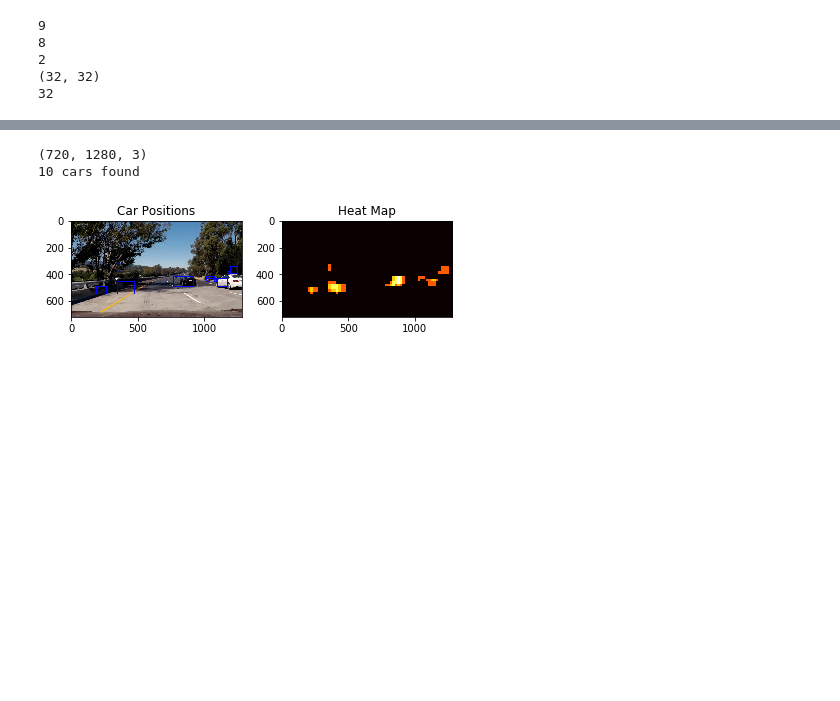
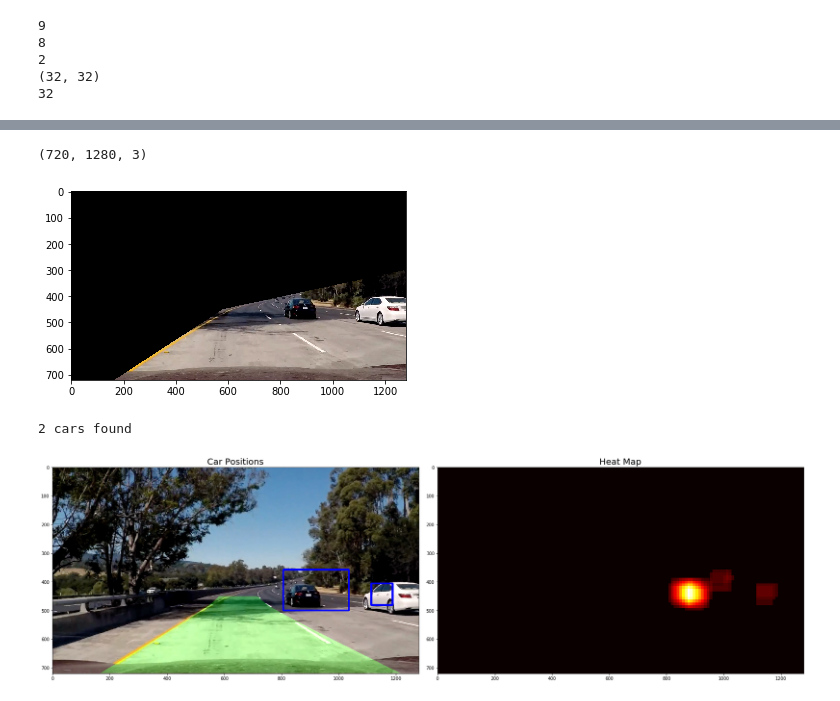
Before and after one commit to guangyangai/CarND-Vehicle-Detection-P5, a Jupyter notebook: vehicle_detection.ipynb, the cells around one changed output, grey strips where cells are left out. Cells and saved outputs as stored; diff of their text form; code cells hidden in the pictures; blank space fills up the shorter version.

```diff
--- a/vehicle_detection.ipynb
+++ b/vehicle_detection.ipynb
@@ -47,5 +49,5 @@ ax2.imshow(hog_image_car, cmap = 'Greys')
 # %%
-feature_image = cv2.cvtColor(notcar_example, cv2.COLOR_RGB2HSV)
+feature_image = cv2.cvtColor(notcar_example, cv2.COLOR_RGB2YCrCb)
 features_nocar, hog_image_nocar = get_hog_features(feature_image[:,:,0], orient =9 , pix_per_cell=8, cell_per_block=2, vis=True, feature_vec=False)
 %matplotlib inline
 f, (ax1,ax2) = plt.subplots(1, 2, figsize=(24, 9))
@@ -57,5 +61,6 @@ ax2.imshow(hog_image_nocar, cmap = 'Greys')
 # %%
 # Train the classifier on the training images
+import pickle
 
 # Function to compute binned color features
 def bin_spatial(img, size=(32, 32)):
@@ -147,10 +152,9 @@ def extract_features(imgs, cspace='RGB', spatial_size=(32, 32), hist_bins=32, or
 cars = glob.glob('vehicles/*/*.png')
 notcars = glob.glob('non-vehicles/*/*.png')
 
-
 # Extract features
 #tunable parameters
-cspace = 'HSV'
+cspace = 'YCrCb'
 #channel = (0,1,2,'ALL')
 hog_channel = 'ALL'
 spatial_size = (32,32)
@@ -233,10 +237,18 @@ svc_dict['orient'] = orient
 svc_dict['pix_per_cell'] = pix_per_cell
 svc_dict['cell_per_block'] = cell_per_block
 svc_dict['spatial_size'] = spatial_size
-svc_dict['hist_bins'] = hist_bins
+svc_dict['hist_bins'] = histbin
 svc_dict['hog_channel'] = hog_channel
 svc_dict['cspace'] = cspace
 
 with open('svc_pickle.p','wb') as f:
     pickle.dump(svc_dict, f)
 f.close()
+
+#use camera calibration from last project
+with open('calibration.p','rb') as f2:
+    camera_calib_dict = pickle.load(f2)
+f.close()
+
+mtx = camera_calib_dict['mtx']
+dist = camera_calib_dict['dist']
@@ -411,34 +680,38 @@ fig.tight_layout()
 # %%
 # Test on another image
 # Test on test image
 from scipy.ndimage.measurements import label
 image = mpimg.imread('test_images/test5.jpg')
 #image = image/255.
 print(image.shape)
+threshold = 0.85
+heatmap_threshold = 2
 #use parameter from training
-box_list = find_cars(image, ystart, ystop, scale, svc, X_scaler, orient, pix_per_cell, cell_per_block, spatial_size, hist_bins)
+frame_w_lane, left_upper, left_lower =detect_lane_from_frame(image, mtx, dist, M, Minv)
+box_list = find_cars(image, ystart, ystop, scale, svc, X_scaler, orient, pix_per_cell, cell_per_block, spatial_size, hist_bins, left_upper, left_lower, threshold)
 heatmap = np.zeros_like(image[:,:,0]).astype(np.float)
-heatmap = add_heat(heatmap,box_list)
-heatmap = apply_threshold(heatmap, 2)
+heatmap = add_heat(heatmap, box_list)
+heatmap = apply_threshold(heatmap, threshold=heatmap_threshold )
 
 
 # Visualize the heatmap when displaying
 heatmap = np.clip(heatmap, 0, 255)
 # Find final boxes from heatmap using label function
 labels = label(heatmap)
-draw_img = draw_labeled_bboxes(np.copy(image), labels)
+draw_img = draw_labeled_bboxes(np.copy(frame_w_lane), labels)
 print(labels[1], 'cars found')
+
 #show the heatmap result
 %matplotlib inline
-fig = plt.figure()
-plt.subplot(121)
-plt.imshow(draw_img)
-plt.title('Car Positions')
-plt.subplot(122)
-plt.imshow(heatmap, cmap='hot')
-plt.title('Heat Map')
-fig.tight_layout()
+f, (ax1, ax2) = plt.subplots(1, 2, figsize=(24, 9))
+f.tight_layout()
+ax1.imshow(draw_img)
+ax1.set_title('Car Positions', fontsize=20)
+ax2.imshow(heatmap, cmap='hot')
+ax2.set_title('Heat Map', fontsize=20)
+plt.subplots_adjust(left=0., right=1, top=0.9, bottom=0.)
 # %% [output]
 (720, 1280, 3)
-10 cars found
-[figure, old version]
+[figure, new version]
+2 cars found
+[figure, added]
```
Also changed, not shown: parts of 10 cells of this notebook, 14 other files.
